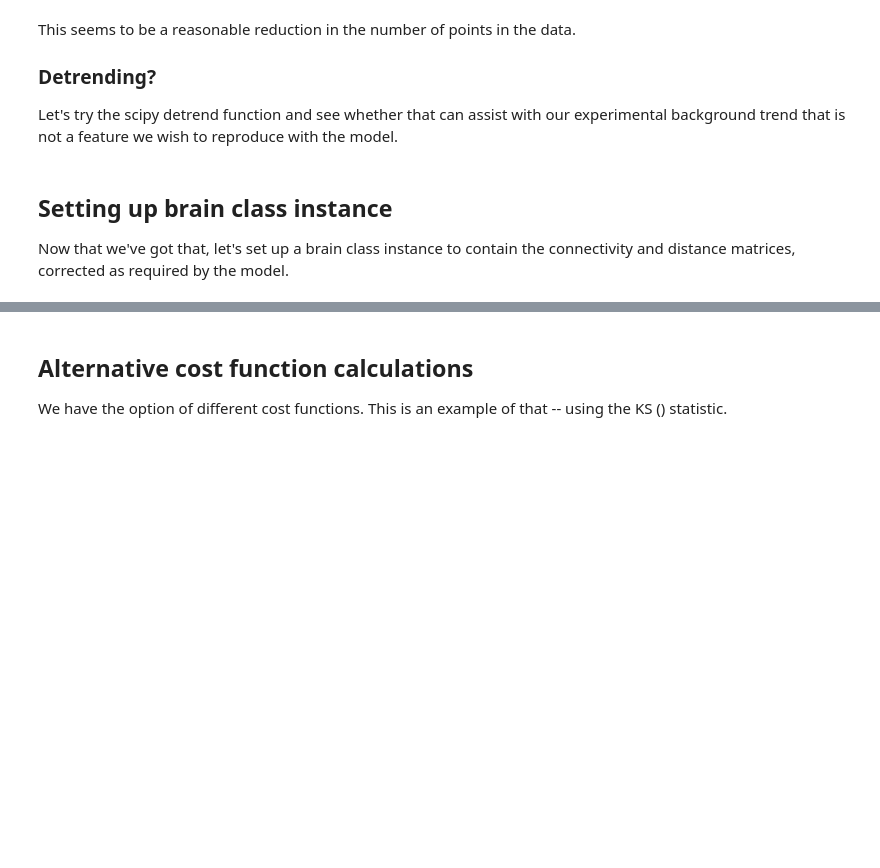
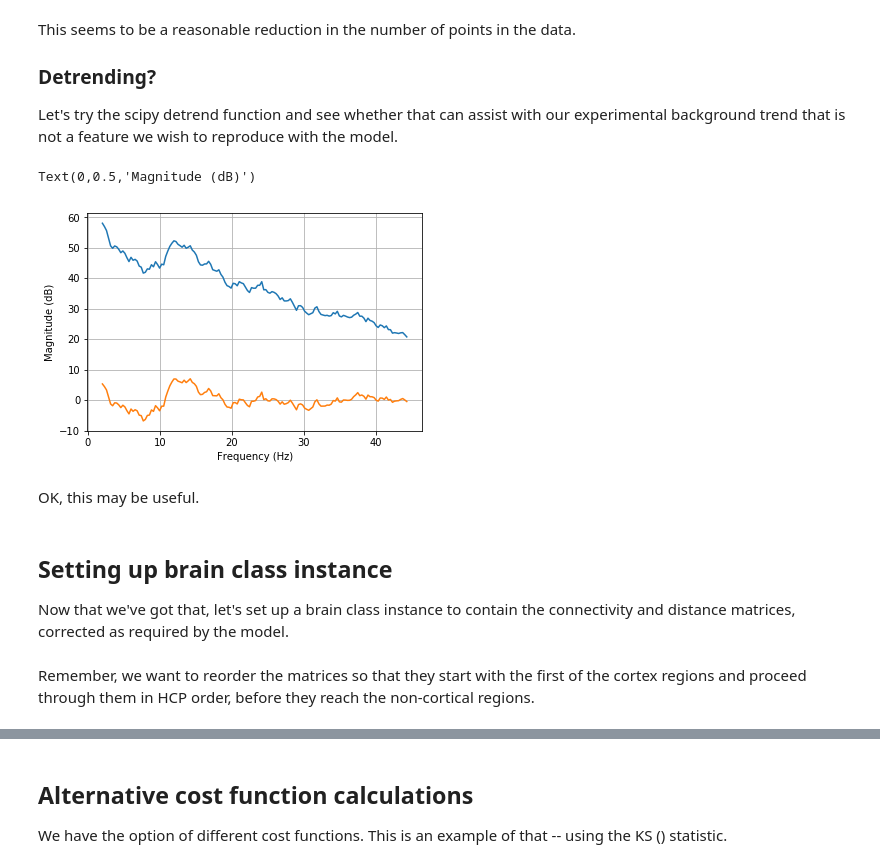
Before and after one commit to Raj-Lab-UCSF/spectrome, a Jupyter notebook: SCFC-spectral-python/SCFC/notebooks/Cost-functions.ipynb, the cells around one changed output, grey strips where cells are left out. Cells and saved outputs as stored; diff of their text form; code cells hidden in the pictures; blank space fills up the shorter version.

```diff
--- a/SCFC-spectral-python/SCFC/notebooks/Cost-functions.ipynb
+++ b/SCFC-spectral-python/SCFC/notebooks/Cost-functions.ipynb
@@ -206,6 +206,20 @@ This seems to be a reasonable reduction in the number of points in the data.
 Let's try the scipy detrend function and see whether that can assist with our experimental background trend that is not a feature we wish to reproduce with the model.
 # %%
 from scipy.signal import detrend
+# %%
+fig6 = mpl.figure(num=5, figsize = (6,4))
+data = functions.mag2db(downsample['LHbankssts'])
+mpl.plot(newf,data)
+mpl.plot(newf,detrend(data))
+
+mpl.grid(True)
+mpl.xlabel('Frequency (Hz)')
+mpl.ylabel('Magnitude (dB)')
+# %% [output]
+Text(0,0.5,'Magnitude (dB)')
+[figure, added]
+# %% [markdown]
+OK, this may be useful.
 # %% [markdown]
 ## Setting up brain class instance
 
@@ -212,0 +232,2 @@ Now that we've got that, let's set up a brain class instance to contain the conn
+# %% [markdown]
+Remember, we want to reorder the matrices so that they start with the first of the cortex regions and proceed through them in HCP order, before they reach the non-cortical regions.
```
Also changed, not shown: parts of 38 cells of this notebook.
